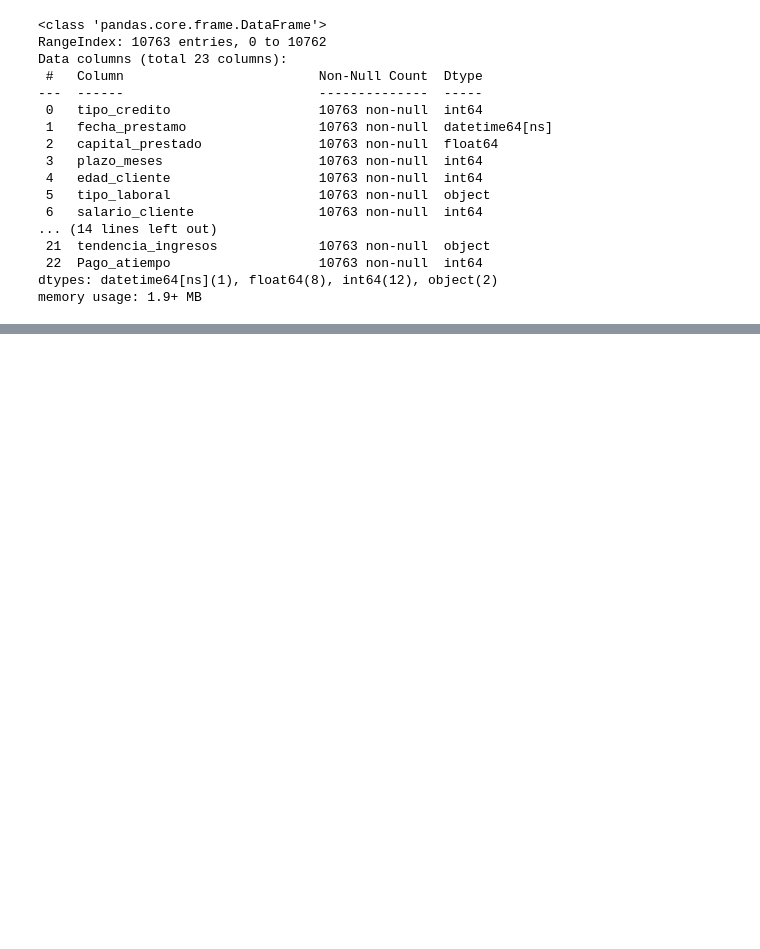
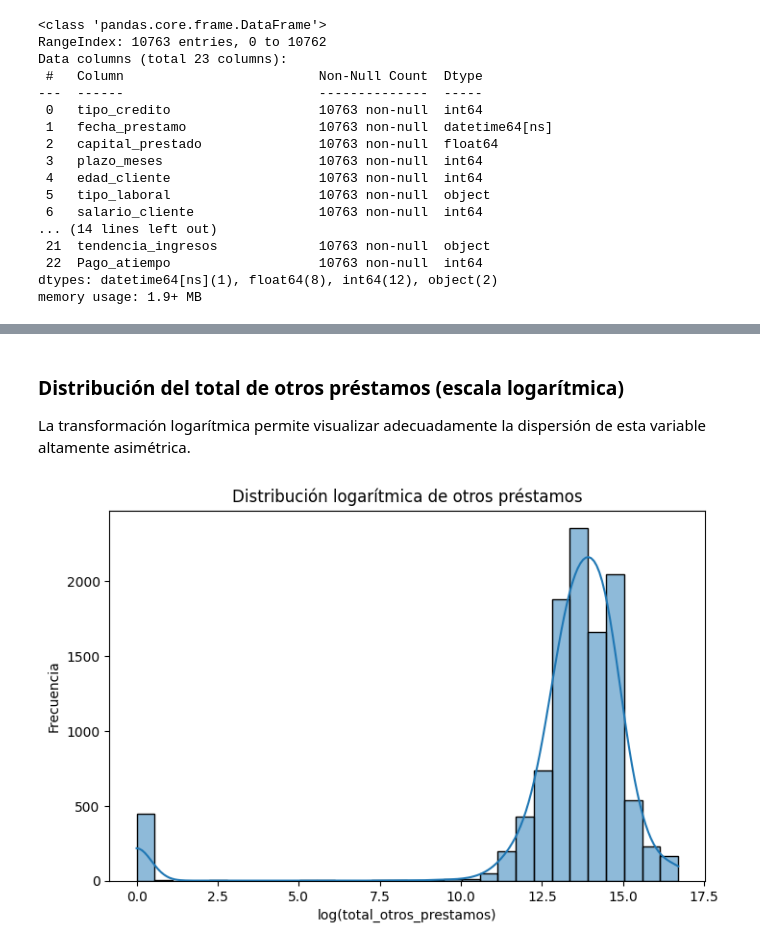
Before and after one commit to JoseMontoya21/PI_M5, a Jupyter notebook: src/comprension_eda.ipynb, the cells around one changed output, grey strips where cells are left out. Drawn from its saved outputs; the diff is of its cells as text; code cells hidden in the pictures; blank space fills up the shorter version.

```diff
--- a/src/comprension_eda.ipynb
+++ b/src/comprension_eda.ipynb
@@ -478,0 +872,14 @@ memory usage: 1.9+ MB
+# %% [markdown]
+### Distribución del total de otros préstamos (escala logarítmica)
+
+La transformación logarítmica permite visualizar adecuadamente la dispersión
+de esta variable altamente asimétrica.
+# %%
+plt.figure(figsize=(8,5))
+sns.histplot(df["total_otros_prestamos_log"], bins=30, kde=True)
+plt.title("Distribución logarítmica de otros préstamos")
+plt.xlabel("log(total_otros_prestamos)")
+plt.ylabel("Frecuencia")
+plt.show()
+# %% [output]
+[figure, added]
```
Also changed, not shown: parts of 72 cells of this notebook.
